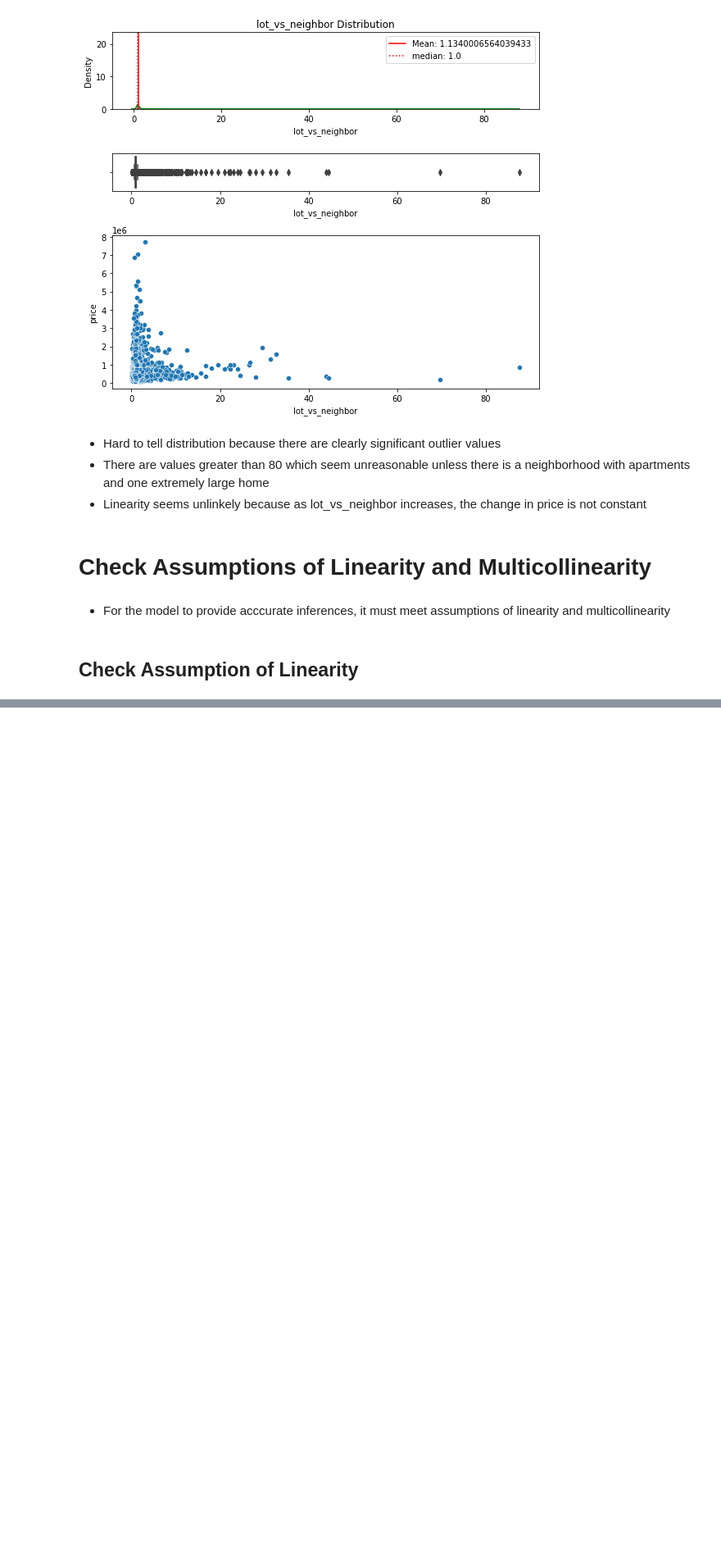
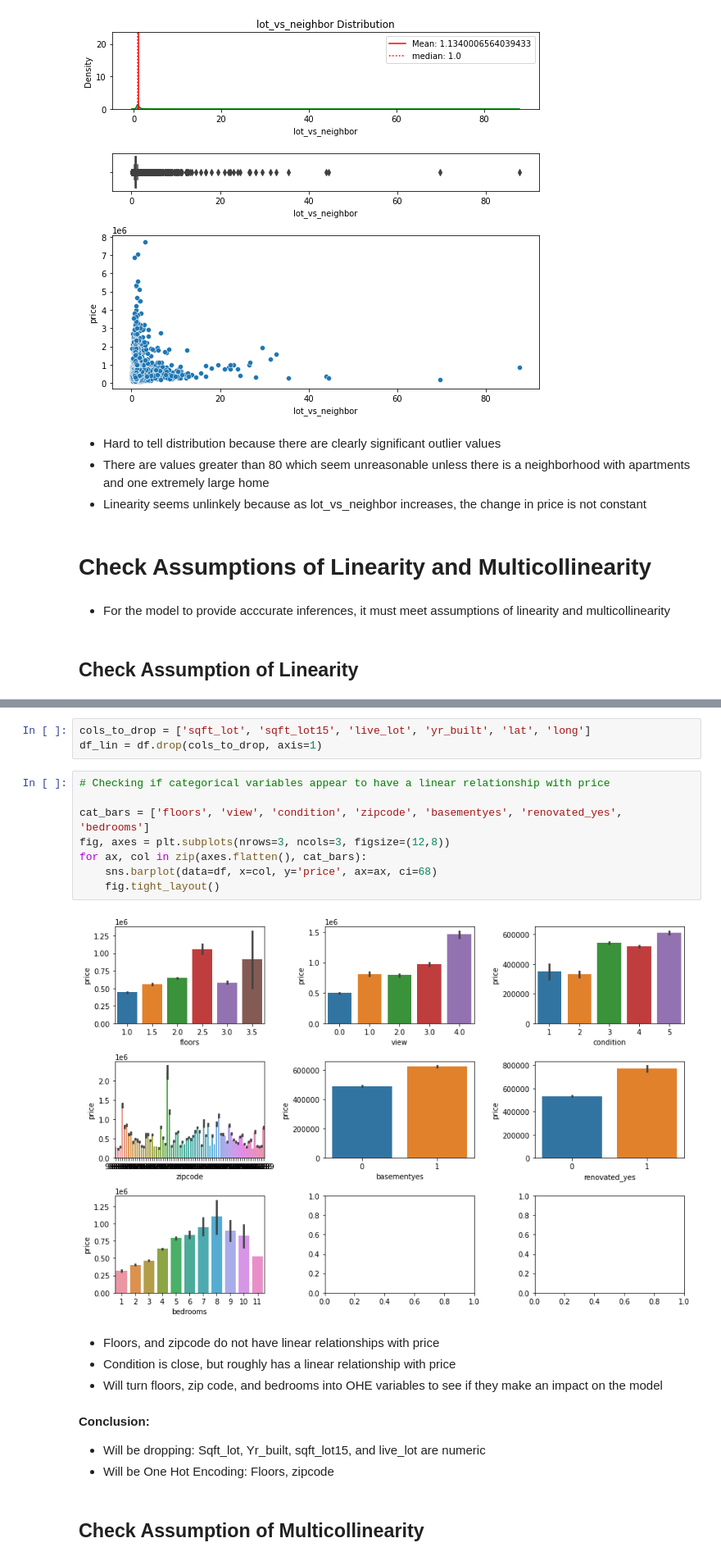
Before and after one commit to kuninethan95/dsc-phase-2-project, a Jupyter notebook: OSEMN ReOrg.ipynb, the cells around one changed output, grey strips where cells are left out. Shown at 82% size. Cells and saved outputs as stored; diff of their text form; blank space fills up the shorter version.

```diff
--- a/OSEMN ReOrg.ipynb
+++ b/OSEMN ReOrg.ipynb
@@ -877,0 +944,23 @@ Std: 1.286
+# %%
+cols_to_drop = ['sqft_lot', 'sqft_lot15', 'live_lot', 'yr_built', 'lat', 'long']
+df_lin = df.drop(cols_to_drop, axis=1)
+# %%
+# Checking if categorical variables appear to have a linear relationship with price
+
+cat_bars = ['floors', 'view', 'condition', 'zipcode', 'basementyes', 'renovated_yes', 'bedrooms']
+fig, axes = plt.subplots(nrows=3, ncols=3, figsize=(12,8))
+for ax, col in zip(axes.flatten(), cat_bars):
+    sns.barplot(data=df, x=col, y='price', ax=ax, ci=68)
+    fig.tight_layout()
+# %% [output]
+[figure, added]
+# %% [markdown]
+- Floors, and zipcode do not have linear relationships with price
+- Condition is close, but roughly has a linear relationship with price
+- Will turn floors, zip code, and bedrooms into OHE variables to see if they make an impact on the model
+# %% [markdown]
+**Conclusion:**
+- Will be dropping: Sqft_lot, Yr_built, sqft_lot15, and live_lot are numeric
+- Will be One Hot Encoding: Floors, zipcode
+# %% [markdown]
+## Check Assumption of Multicollinearity
```
Also changed, not shown: parts of 56 cells of this notebook.
